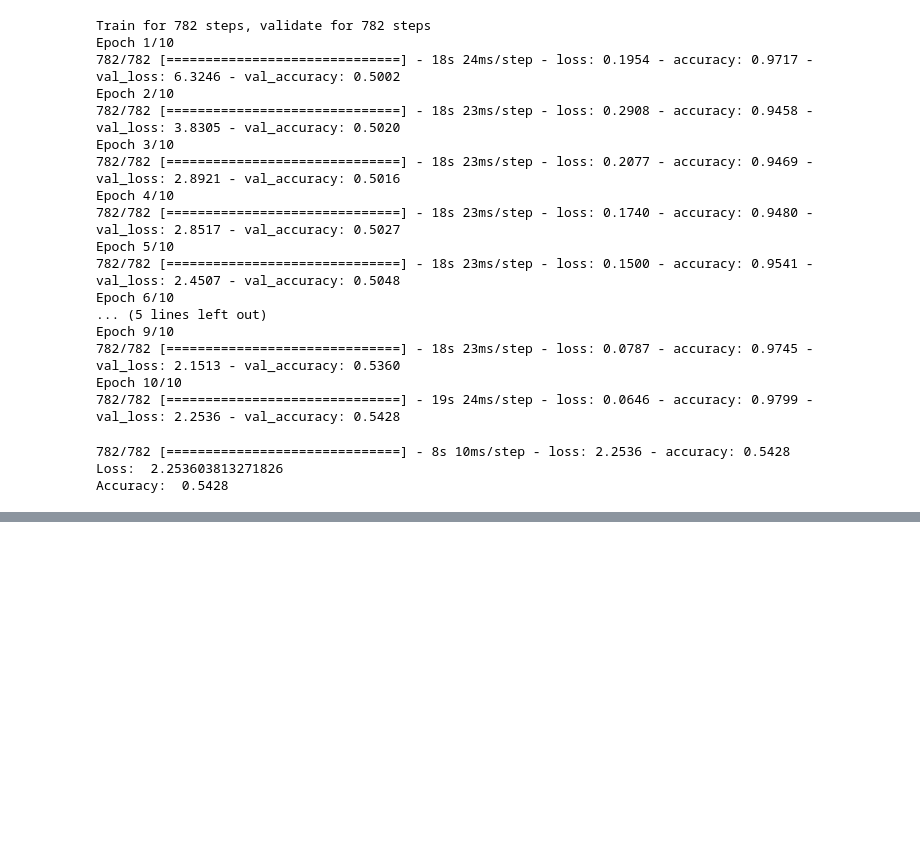
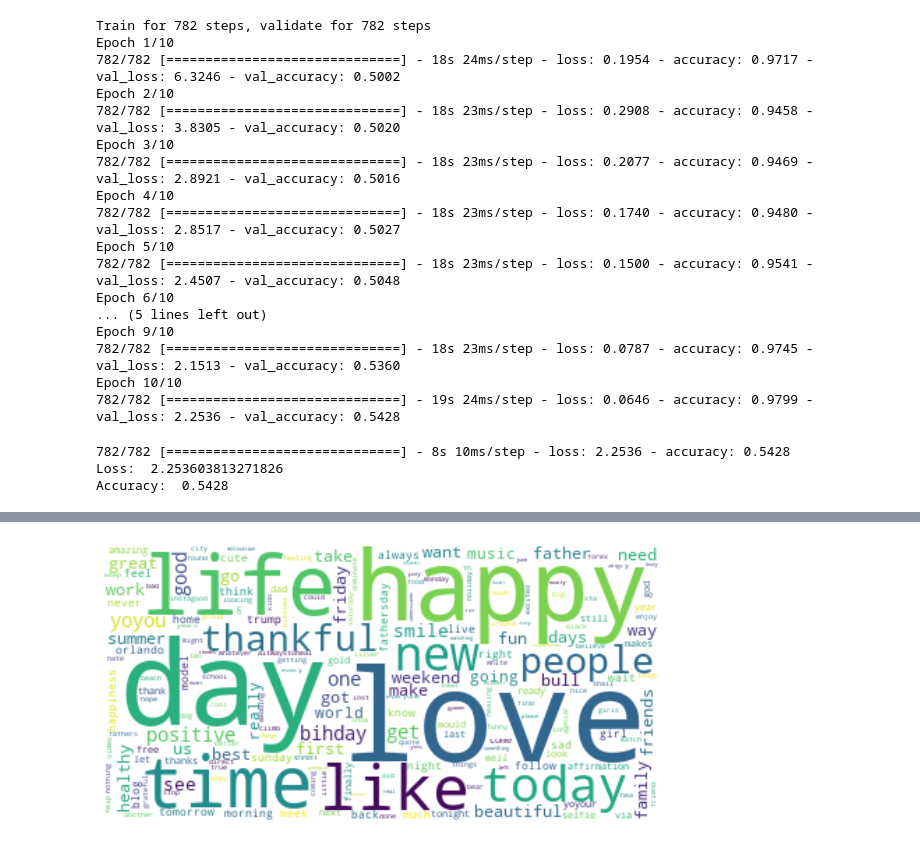
Before and after one commit to deim76/language, a Jupyter notebook: Lesson_4_h_w.ipynb, the cells around one changed output, grey strips where cells are left out. Saved outputs shown, nothing was run; the diff lists cells and outputs as text; code cells hidden in the pictures; blank space fills up the shorter version.

```diff
--- a/Lesson_4_h_w.ipynb
+++ b/Lesson_4_h_w.ipynb
@@ -290,0 +301,3 @@ Accuracy:  0.5428
+# %%
+combine_df=pd.read_pickle('tweet_tokens')
+combine_df.head(3)
@@ -290,0 +462,20 @@ Accuracy:  0.5428
+# %%
+import collections
+combine_df['tweet_lemmatized']=combine_df['tweet_lemmatized'].apply(lambda x: ' '.join([ch for ch in x]))
+words = []
+for line in combine_df['tweet_lemmatized']:
+    line_words = line.split()
+    words.extend(line_words)
+
+wordfreq = collections.Counter(words)
+wordcloud = WordCloud(
+ background_color='white',
+ max_words=2000,
+ stopwords=stopwords
+ ).generate_from_frequencies(wordfreq)
+plt.figure(figsize=(10,9))
+plt.imshow(wordcloud, interpolation='bilinear')
+plt.axis('off')
+plt.show()
+# %% [output]
+[figure, added]
```
Also changed, not shown: parts of 47 cells of this notebook.
